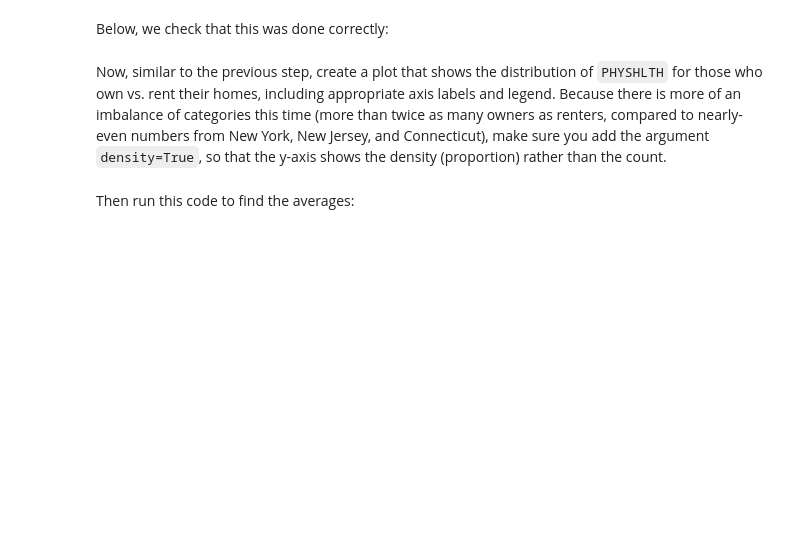
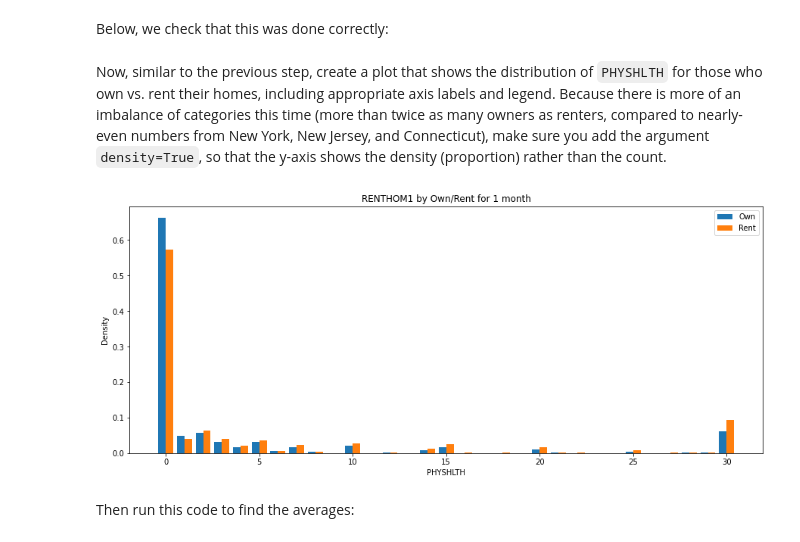
Before and after one commit to learn-co-curriculum/dsc-hypothesis-testing-lab, a Jupyter notebook: index.ipynb, the cells around one changed output. Drawn from its saved outputs; the diff is of its cells as text; code cells hidden in the pictures; blank space fills up the shorter version.

```diff
--- a/index.ipynb
+++ b/index.ipynb
@@ -148,0 +205,12 @@ Look in the data dictionary, pages 2-3, to determine which states map onto which
+# %%
+# Your code here
+#34 is New Jersey
+#36 is NY
+#9 Connecticut
+
+#df["_STATE"].replace(36., "New York")
+#df["_STATE"].replace(34., "New Jersey")
+#df["_STATE"].replace(9., "Connecticut")
+
+replace_value = {36.0: 'New York', 34.0: 'New Jersey', 9.0: 'Connecticut'}
+df["_STATE"] = df["_STATE"].replace(replace_value, regex=False)
@@ -243,0 +350,6 @@ In the cell below, modify `df` so that we have dropped all records where the `RE
+# %%
+# We proceed by cleaning the database by removing all values != to 1,2
+#drop_values2=[3,7,9,'']
+drop_values2=[3,7,9]
+df=df.loc[~df['RENTHOM1'].isin(drop_values2)]
+df['RENTHOM1'].unique()
@@ -243,0 +362,4 @@ In the cell below, modify `df` so that we have dropped all records where the `RE
+# %%
+# Your code here
+replace_value = {1.0: 'Own', 2.0: 'Rent'}
+df["RENTHOM1"] = df["RENTHOM1"].replace(replace_value, regex=False)
@@ -261,3 +391,25 @@ Now, similar to the previous step, create a plot that shows the distribution of
+# %%
+# Your code here
+
+own = df.loc[df["RENTHOM1"] == "Own", "PHYSHLTH"]
+rent = df.loc[df["RENTHOM1"] == "Rent", "PHYSHLTH"]
+
+
+fig, ax = plt.subplots(figsize=(15, 6))
+
+ax.hist(
+    x=[own, rent],
+    label=["Own", "Rent"],
+    bins=range(32),
+    align="left",
+    density=True )
+
+ax.set_xlabel("PHYSHLTH")
+ax.set_ylabel("Density")
+ax.set_title("RENTHOM1 by Own/Rent for 1 month")
+ax.legend();
+# %% [output]
+[figure, added]
 # %% [markdown]
 Then run this code to find the averages:
 # %%
```
Also changed, not shown: parts of 47 cells of this notebook.
